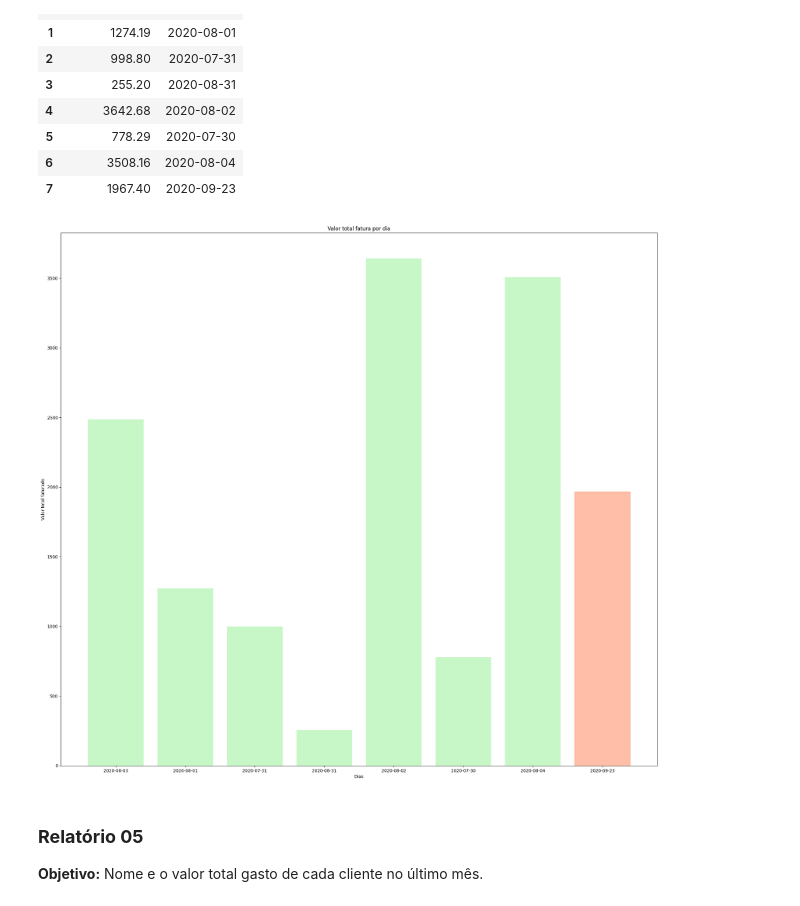
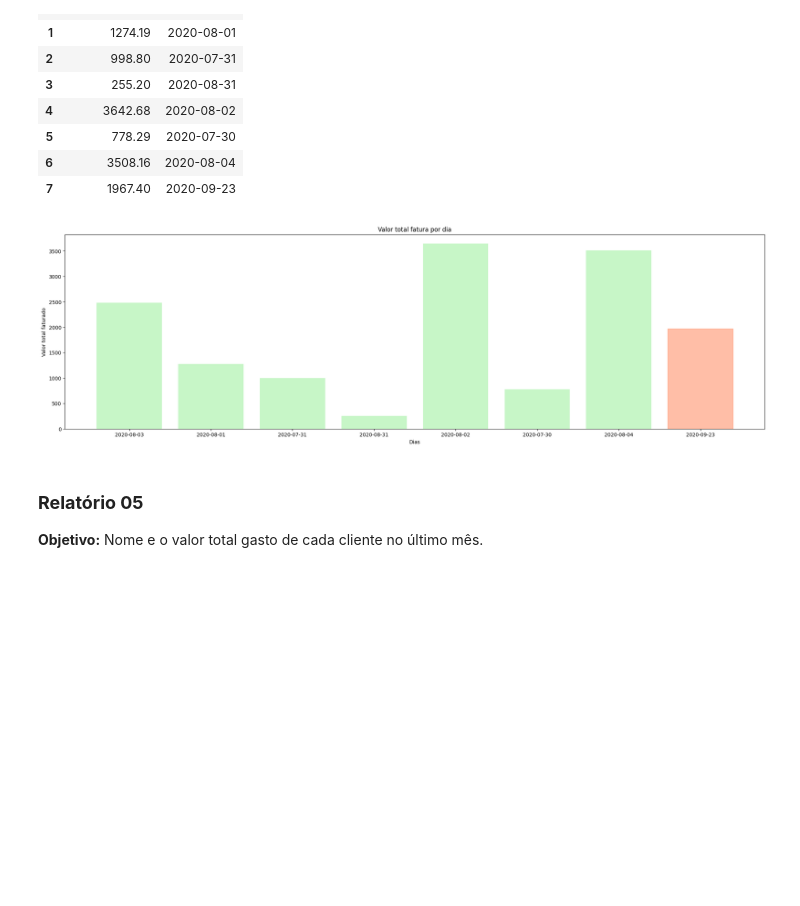
Before and after one commit to adudars/PedidON, a Jupyter notebook: arquivos/10.Relatórios&Gráficos.ipynb, the cells around one changed output. Saved outputs shown, nothing was run; the diff lists cells and outputs as text; code cells hidden in the pictures; blank space fills up the shorter version.

```diff
--- a/arquivos/10.Relatórios&Gráficos.ipynb
+++ b/arquivos/10.Relatórios&Gráficos.ipynb
@@ -211,26 +211,26 @@ faturamento_diario
 # %%
 df = pd.DataFrame(faturamento_diario)
 
 objects = tuple(df.data)
 last_day = objects[-1]
 y_pos = np.arange(len(objects))
 performance = list(df.valor_total_dia)
-plt.figure(figsize=(25, 22.5))
+plt.figure(figsize=(25, 7))
 dias = plt.bar(y_pos, performance, align='center', alpha=0.5, color='lightgreen')
 
 #Colorindo o dia atual
 if(last_day == date.today()):
   dias[-1].set_color('coral')
 
 
 plt.xticks(y_pos, objects)
 plt.xlabel('Dias')
 plt.ylabel('Valor total faturado')
 plt.title('Valor total fatura por dia')
 
 plt.show()
 # %% [output]
-[figure, old version]
+[figure, new version]
 # %% [markdown]
 ### **Relatório 05**
 **Objetivo:** Nome e o valor total gasto de cada cliente no último mês.
```
Also changed, not shown: parts of 4 cells of this notebook.
